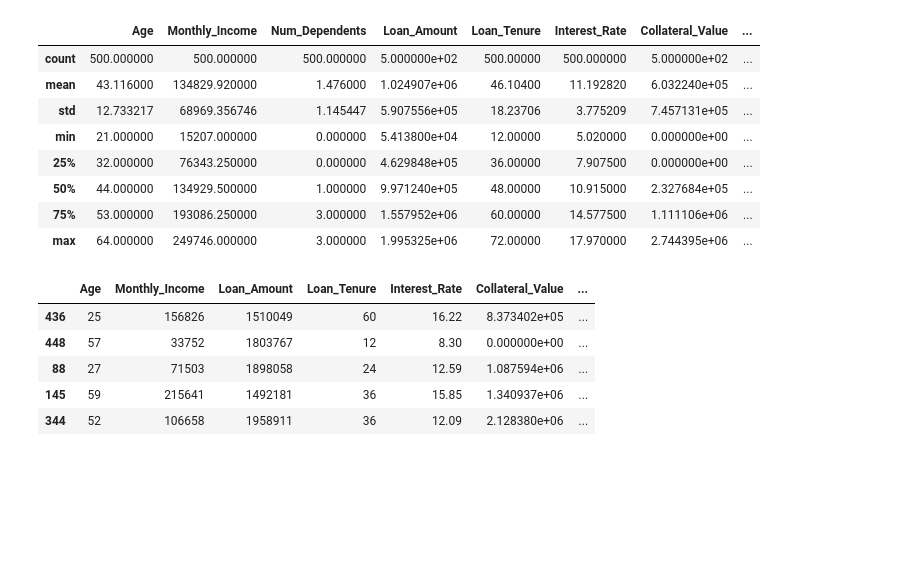
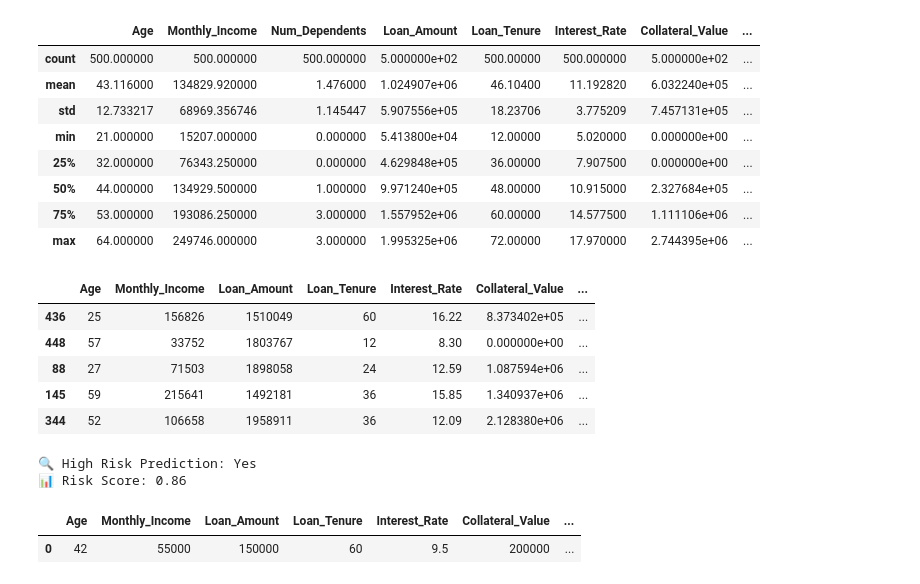
Before and after one commit to amlan0409/machine-learning-projects, a Jupyter notebook: loan recovery system/loan recovery system.ipynb, the cells around one changed output. Drawn from its saved outputs; the diff is of its cells as text; code cells hidden in the pictures; blank space fills up the shorter version.

```diff
--- a/loan recovery system/loan recovery system.ipynb
+++ b/loan recovery system/loan recovery system.ipynb
@@ -223,3 +213,48 @@ df_test.head()
 | 88 | 27 | 71503 | 1898058 | 24 | 12.59 | 1.087594e+06 | ... |
 | 145 | 59 | 215641 | 1492181 | 36 | 15.85 | 1.340937e+06 | ... |
 | 344 | 52 | 106658 | 1958911 | 36 | 12.09 | 2.128380e+06 | ... |
+# %%
+new_customer = {
+    'Age': 42,
+    'Monthly_Income': 55000,
+    'Loan_Amount': 150000,
+    'Loan_Tenure': 60,
+    'Interest_Rate': 9.5,
+    'Collateral_Value': 200000,
+    'Outstanding_Loan_Amount': 80000,
+    'Monthly_EMI': 3000,
+    'Num_Missed_Payments': 2,
+    'Days_Past_Due': 15
+}
+
+# Convert to DataFrame
+new_df = pd.DataFrame([new_customer])
+
+# Predict high risk flag
+predicted_flag = rf_model.predict(new_df)[0]
+risk_score = rf_model.predict_proba(new_df)[0][1]
+
+# Output results
+print("🔍 High Risk Prediction:", "Yes" if predicted_flag == 1 else "No")
+print("📊 Risk Score:" ,risk_score)
+# %% [output]
+🔍 High Risk Prediction: Yes
+📊 Risk Score: 0.86
+# %%
+def assign_recovery_strategy(risk_score):
+    if risk_score > 0.75:
+        return "Immediate legal notices & aggressive recovery attempts"
+    elif 0.50 <= risk_score <= 0.75:
+        return "Settlement offers & repayment plans"
+    else:
+        return "Automated reminders & monitoring"
+new_df = pd.DataFrame([new_customer])
+new_df['Risk_Score']=risk_score
+new_df['Predicted_High_Risk'] = new_df['Risk_Score'] > 0.5
+
+new_df['Recovery_Strategy'] = new_df['Risk_Score'].apply(assign_recovery_strategy)
+
+new_df.head()
+# %% [output]
+|  | Age | Monthly_Income | Loan_Amount | Loan_Tenure | Interest_Rate | Collateral_Value | ... |
+| 0 | 42 | 55000 | 150000 | 60 | 9.5 | 200000 | ... |
```
Also changed, not shown: parts of 2 cells of this notebook.
